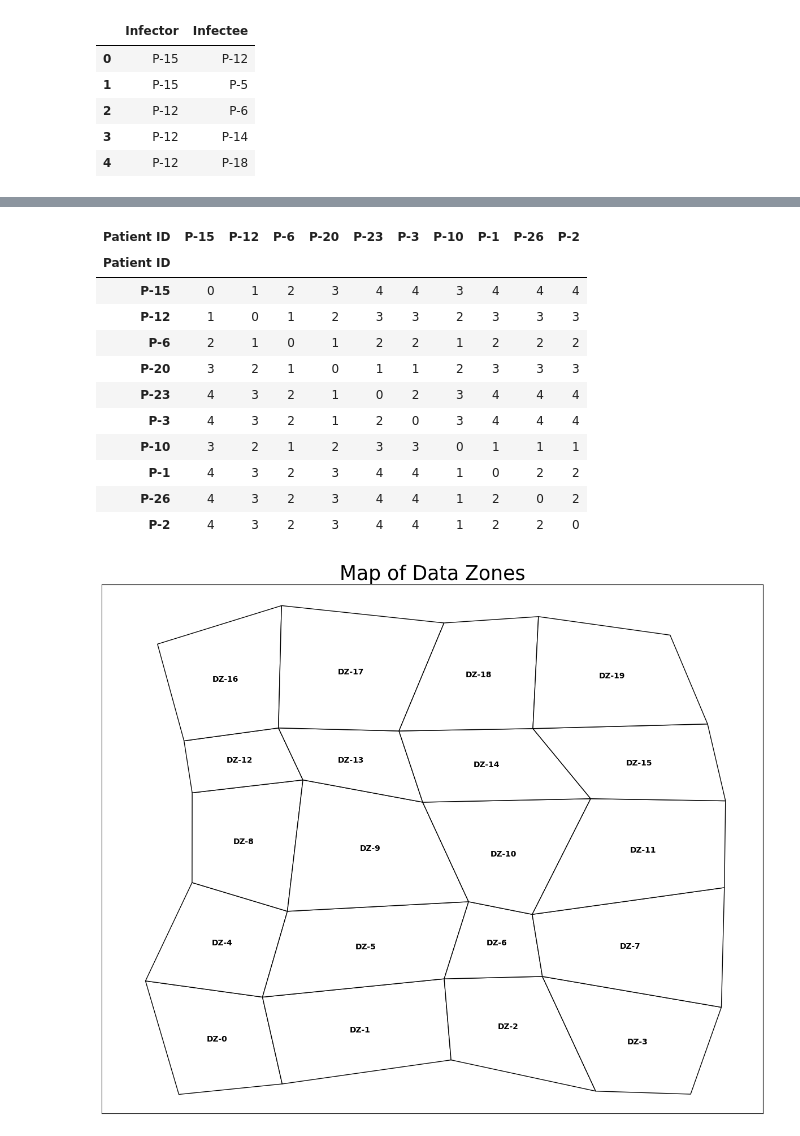
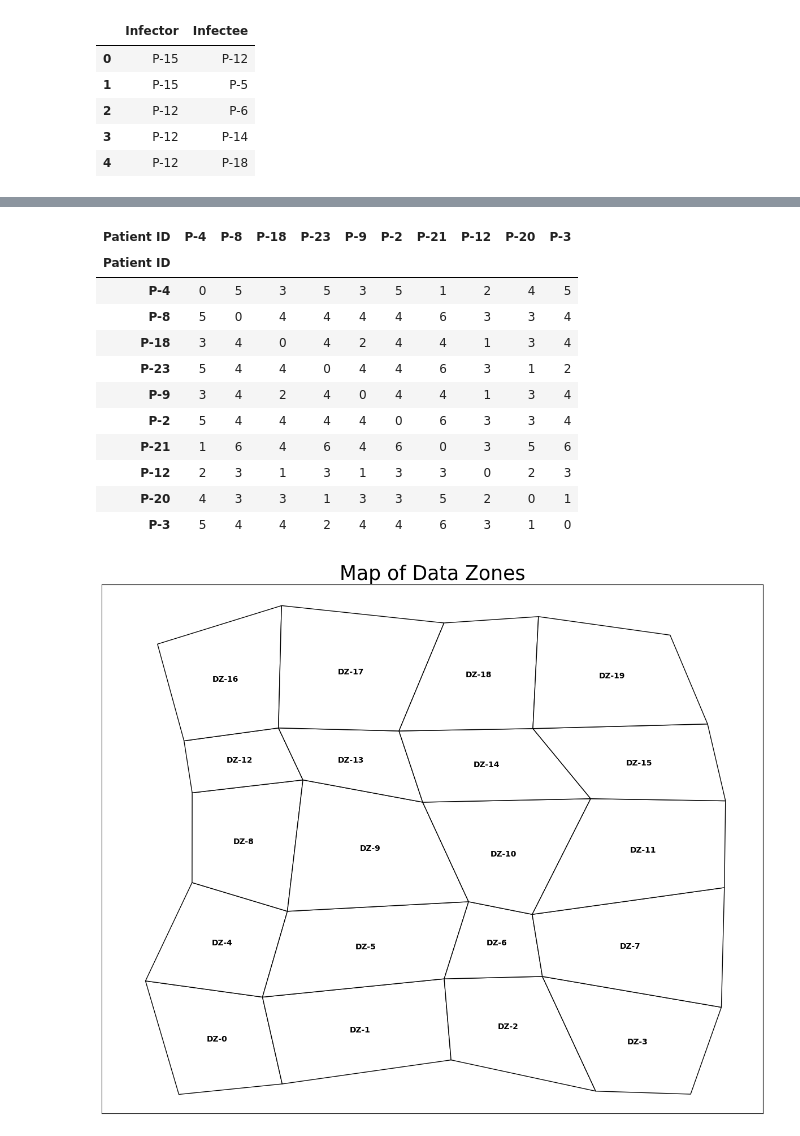
Before and after one commit to Dominic-Arthur/PESC-Activity, a Jupyter notebook: Data.ipynb, the cells around one changed output, grey strips where cells are left out. Saved outputs shown, nothing was run; the diff lists cells and outputs as text; code cells hidden in the pictures.

```diff
--- a/Data.ipynb
+++ b/Data.ipynb
@@ -397,41 +407,46 @@ cases
 # %%
 def get_distance_matrix(sequences):
     keys = list(sequences.keys())
     matrix = np.array(list(sequences.values()))
 
     # Convert nucleotide sequences to numerical values for Hamming distance calculation
     mapping = {'A': 0, 'C': 1, 'G': 2, 'T': 3}
 
     seq_matrix_num = np.vectorize(mapping.get)(matrix)
     distances = pdist(seq_matrix_num, metric='hamming')  # Proportion of differing sites
     return squareform(distances), keys, matrix
 
-hamming_distances, ids, seq_matrix = get_distance_matrix(outbreak.result.linearSeqSim)
+
+sequences_dict = outbreak.result.linearSeqSim
+shuffled_keys = list(sequences_dict.keys())
+random.shuffle(shuffled_keys)
+shuffled_sequences_dict = {key: sequences_dict[key] for key in shuffled_keys}
+hamming_distances, ids, seq_matrix = get_distance_matrix(shuffled_sequences_dict)
 hamming_matrix = hamming_distances * seq_matrix.shape[1]  # convert to number of differing positions
 hamming_matrix = hamming_matrix.astype(int)
 
 ids = [node_name_mapping[x] for x in ids]
 pairwise_distances = pd.DataFrame(hamming_matrix, index=ids, columns=ids)
 
 pairwise_distances.columns.name = "Patient ID"
 pairwise_distances.index.name = "Patient ID"
 
 pairwise_distances.to_csv("pairwise_distances.csv")
 
 pairwise_distances.iloc[: 10, :10]
 # %% [output]
-| Patient ID | P-15 | P-12 | P-6 | P-20 | P-23 | P-3 | P-10 | P-1 | P-26 | P-2 |
+| Patient ID | P-4 | P-8 | P-18 | P-23 | P-9 | P-2 | P-21 | P-12 | P-20 | P-3 |
 | Patient ID |  |  |  |  |  |  |  |  |  |  |
-| P-15 | 0 | 1 | 2 | 3 | 4 | 4 | 3 | 4 | 4 | 4 |
-| P-12 | 1 | 0 | 1 | 2 | 3 | 3 | 2 | 3 | 3 | 3 |
-| P-6 | 2 | 1 | 0 | 1 | 2 | 2 | 1 | 2 | 2 | 2 |
-| P-20 | 3 | 2 | 1 | 0 | 1 | 1 | 2 | 3 | 3 | 3 |
-| P-23 | 4 | 3 | 2 | 1 | 0 | 2 | 3 | 4 | 4 | 4 |
-| P-3 | 4 | 3 | 2 | 1 | 2 | 0 | 3 | 4 | 4 | 4 |
-| P-10 | 3 | 2 | 1 | 2 | 3 | 3 | 0 | 1 | 1 | 1 |
-| P-1 | 4 | 3 | 2 | 3 | 4 | 4 | 1 | 0 | 2 | 2 |
-| P-26 | 4 | 3 | 2 | 3 | 4 | 4 | 1 | 2 | 0 | 2 |
-| P-2 | 4 | 3 | 2 | 3 | 4 | 4 | 1 | 2 | 2 | 0 |
+| P-4 | 0 | 5 | 3 | 5 | 3 | 5 | 1 | 2 | 4 | 5 |
+| P-8 | 5 | 0 | 4 | 4 | 4 | 4 | 6 | 3 | 3 | 4 |
+| P-18 | 3 | 4 | 0 | 4 | 2 | 4 | 4 | 1 | 3 | 4 |
+| P-23 | 5 | 4 | 4 | 0 | 4 | 4 | 6 | 3 | 1 | 2 |
+| P-9 | 3 | 4 | 2 | 4 | 0 | 4 | 4 | 1 | 3 | 4 |
+| P-2 | 5 | 4 | 4 | 4 | 4 | 0 | 6 | 3 | 3 | 4 |
+| P-21 | 1 | 6 | 4 | 6 | 4 | 6 | 0 | 3 | 5 | 6 |
+| P-12 | 2 | 3 | 1 | 3 | 1 | 3 | 3 | 0 | 2 | 3 |
+| P-20 | 4 | 3 | 3 | 1 | 3 | 3 | 5 | 2 | 0 | 1 |
+| P-3 | 5 | 4 | 4 | 2 | 4 | 4 | 6 | 3 | 1 | 0 |
 # %%
 def generate_irregular_grid(rows, cols, noise_level=0.3):
     """
```
Also changed, not shown: parts of 22 cells of this notebook, 15 other files.
